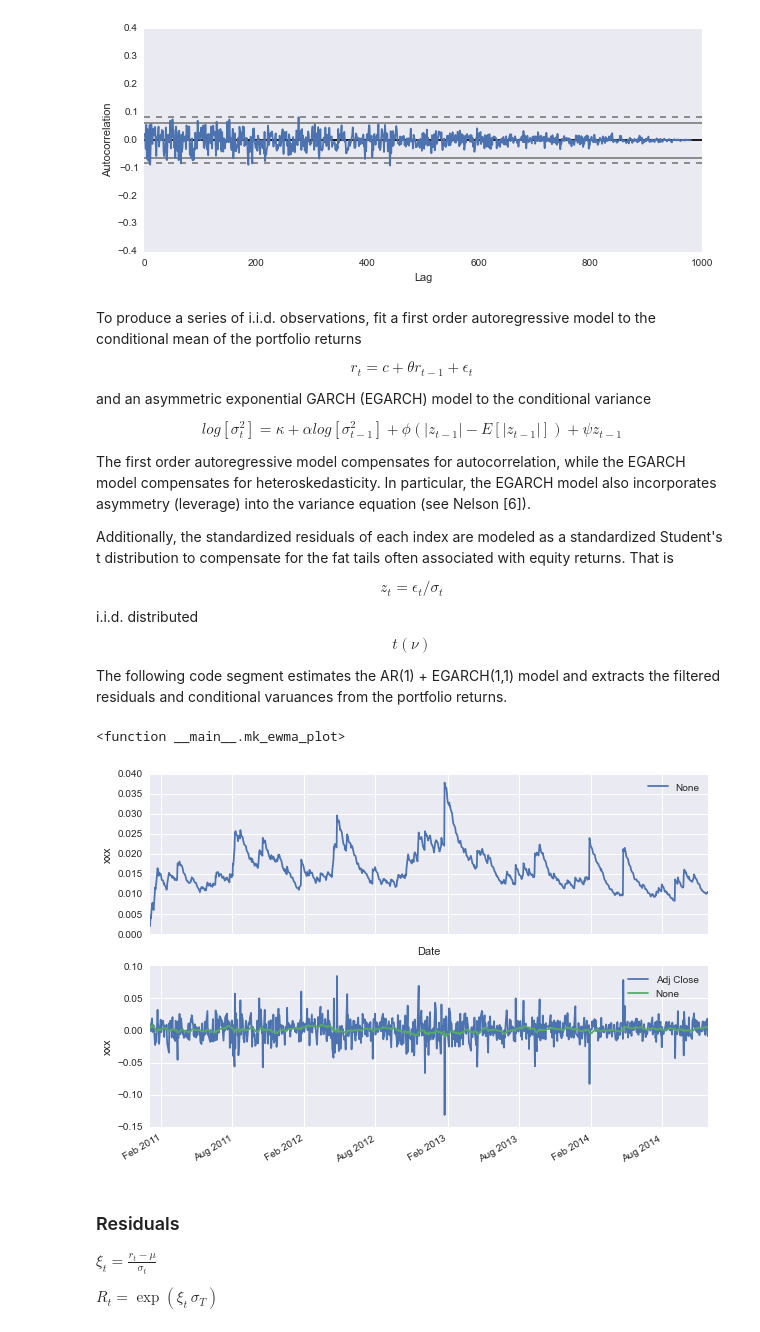
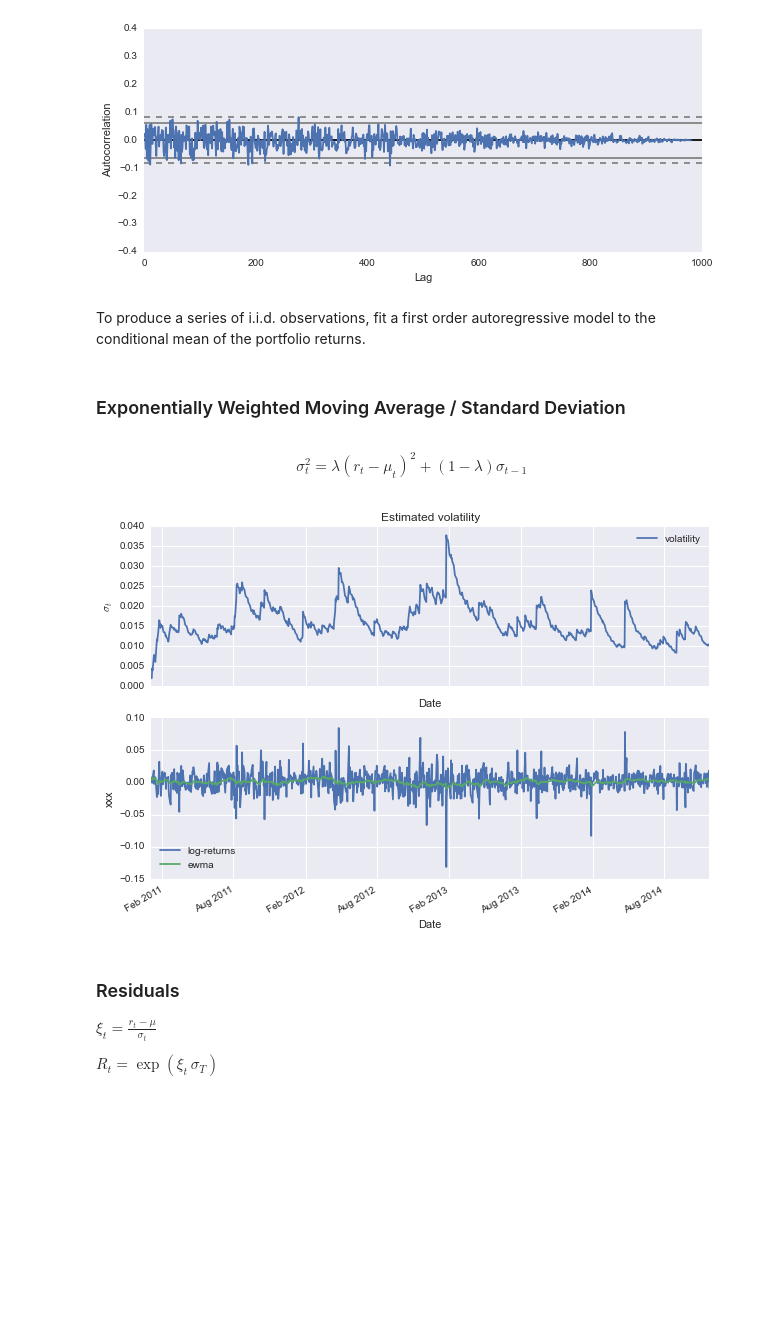
Before and after one commit to mvaz/financial-notebooks, a Jupyter notebook: Value at Risk.ipynb, the cells around one changed output. Saved outputs shown, nothing was run; the diff lists cells and outputs as text; code cells hidden in the pictures; blank space fills up the shorter version.

```diff
--- a/Value at Risk.ipynb
+++ b/Value at Risk.ipynb
@@ -88,39 +105,28 @@ autocorrelation_plot(rets.ix[1:], _ax)
 # %% [output]
 <matplotlib.axes._subplots.AxesSubplot at 0x...>
 [figure]
-# %% [markdown]
-To produce a series of i.i.d. observations, fit a first order autoregressive model to the conditional mean of the portfolio returns
-
-$$r_t = c + \theta r_{t-1} + \epsilon_t$$
-
-and an asymmetric exponential GARCH (EGARCH) model to the conditional variance
-
- $$log[\sigma^2_t] = \kappa + \alpha log[\sigma^2_{t-1}] + \phi (|z_{t-1}| - E[|z_{t-1}|]) + \psi z_{t-1}$$
-
-The first order autoregressive model compensates for autocorrelation, while the EGARCH model compensates for heteroskedasticity. In particular, the EGARCH model also incorporates asymmetry (leverage) into the variance equation (see Nelson [6]).
-
-Additionally, the standardized residuals of each index are modeled as a standardized Student's t distribution to compensate for the fat tails often associated with equity returns. That is
-
-$$z_t = \epsilon_t/\sigma_t$$ i.i.d. distributed $$t(\nu)$$
-
-The following code segment estimates the AR(1) + EGARCH(1,1) model and extracts the filtered residuals and conditional varuances from the portfolio returns.
+# %% [markdown]
+To produce a series of i.i.d. observations, fit a first order autoregressive model to the conditional mean of the portfolio returns.
+# %% [markdown]
+### Exponentially Weighted Moving Average / Standard Deviation
+# %% [markdown]
+$$\sigma^2_t = \lambda (r_t - \mu_t)^2 + (1 - \lambda ) \sigma_{t-1}$$
 # %%
 def mk_ewma_plot(_lambda):
     com = _lambda
     ig, axes = plt.subplots(nrows=2, ncols=1, figsize=(10,7))
-    _ax = pd.ewmstd( rets, com=com).plot(legend=True, ax=axes[0])
-    _ax = rets.plot( legend=True, ax=axes[1])
-    _ax = pd.ewma( rets, com=com).plot(legend=True, ax=axes[1])
+    _ax = pd.ewmstd( rets, com=com).plot(legend=True, ax=axes[0], label='volatility')
+    _ax = rets.plot( legend=True, ax=axes[1], label='log-returns')
+    _ax = pd.ewma( rets, com=com).plot(legend=True, ax=axes[1], label='ewma')
     axes[0].xaxis.set_ticklabels([])
-    axes[1].xaxis.set_label_text('')
-    axes[0].yaxis.set_label_text('xxx')
+    axes[0].set_title('Estimated volatility')
+    axes[0].set_ylabel('$\sigma_t$')
     axes[1].yaxis.set_label_text('xxx')
 
 
 widgets.interact(mk_ewma_plot, _lambda=(2., 30.))
 # %% [output]
-<function __main__.mk_ewma_plot>
-[figure, old version]
+[figure, new version]
 # %% [markdown]
 ### Residuals
 
```
Also changed, not shown: parts of 19 cells of this notebook, 1 other file.
